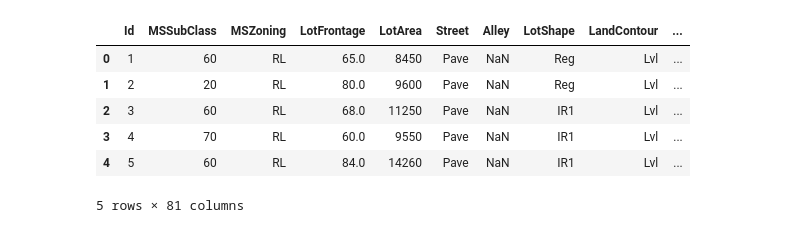
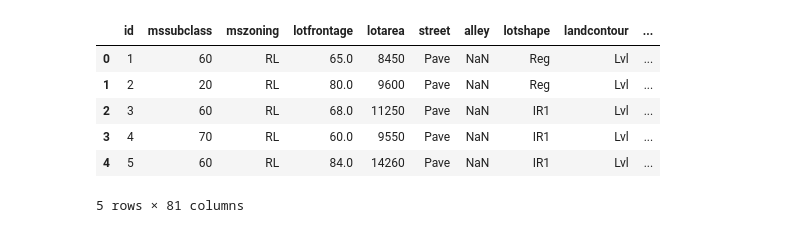
Before and after one commit to aureliolova/house_prices, a Jupyter notebook: EDA/EDA_I.ipynb, the cells around one changed output. Saved outputs shown, nothing was run; the diff lists cells and outputs as text; code cells hidden in the pictures.

```diff
--- a/EDA/EDA_I.ipynb
+++ b/EDA/EDA_I.ipynb
@@ -27,3 +16,0 @@ os.listdir()
-# %%
-with open('data_description.txt', 'r') as f:
-    print(f.read())
@@ -48,12 +20,13 @@ MSSubClass: Identifies the type of dwelling involved in the sale.
 # %%
-data = pd.read_csv('train.csv')
+data = pd.read_csv(f'{datapath}\\train.csv')
+data.columns = [col.lower() for col in data.columns]
-# %%
-data.loc[0]
-# %% [output]
-|  | Id | MSSubClass | MSZoning | LotFrontage | LotArea | Street | Alley | LotShape | LandContour | ... |
-| 0 | 1 | 60 | RL | 65.0 | 8450 | Pave | NaN | Reg | Lvl | ... |
-| 1 | 2 | 20 | RL | 80.0 | 9600 | Pave | NaN | Reg | Lvl | ... |
-| 2 | 3 | 60 | RL | 68.0 | 11250 | Pave | NaN | IR1 | Lvl | ... |
-| 3 | 4 | 70 | RL | 60.0 | 9550 | Pave | NaN | IR1 | Lvl | ... |
-| 4 | 5 | 60 | RL | 84.0 | 14260 | Pave | NaN | IR1 | Lvl | ... |
-5 rows × 81 columns
+# %%
+data.head()
+# %% [output]
+|  | id | mssubclass | mszoning | lotfrontage | lotarea | street | alley | lotshape | landcontour | ... |
+| 0 | 1 | 60 | RL | 65.0 | 8450 | Pave | NaN | Reg | Lvl | ... |
+| 1 | 2 | 20 | RL | 80.0 | 9600 | Pave | NaN | Reg | Lvl | ... |
+| 2 | 3 | 60 | RL | 68.0 | 11250 | Pave | NaN | IR1 | Lvl | ... |
+| 3 | 4 | 70 | RL | 60.0 | 9550 | Pave | NaN | IR1 | Lvl | ... |
+| 4 | 5 | 60 | RL | 84.0 | 14260 | Pave | NaN | IR1 | Lvl | ... |
+5 rows × 81 columns
```
Also changed, not shown: parts of 11 cells of this notebook.
